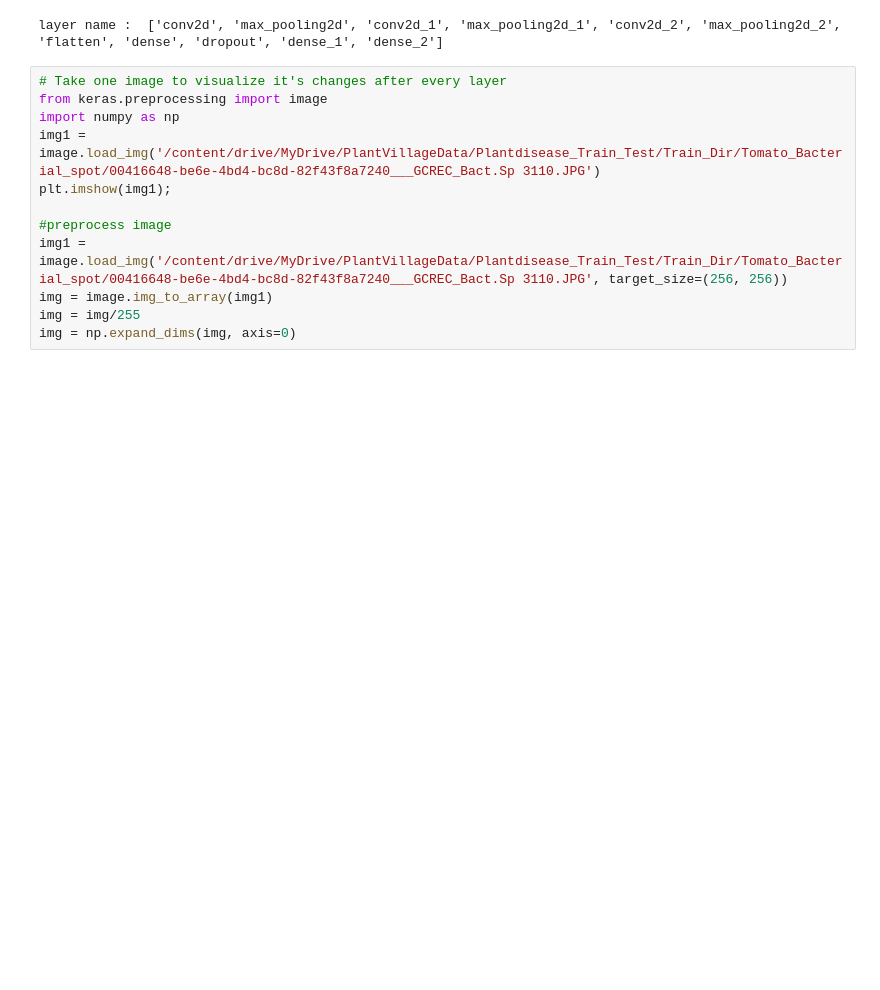
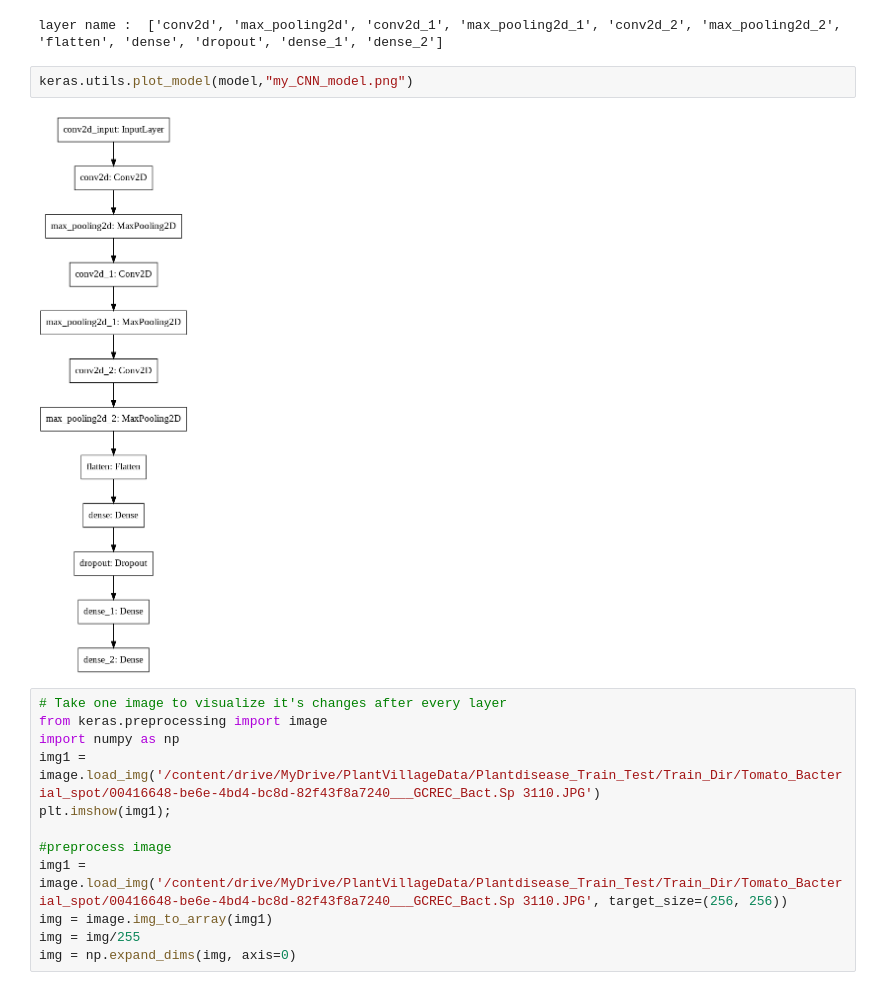
Before and after one commit to shoaibnadafgit/Project_PlantDiseaseDetectionUsingCNN, a Jupyter notebook: Crop.ipynb, the cells around one changed output. Saved outputs shown, nothing was run; the diff lists cells and outputs as text; blank space fills up the shorter version.

```diff
--- a/Crop.ipynb
+++ b/Crop.ipynb
@@ -134,6 +198,10 @@ model_layers = [ layer.name for layer in model.layers]
 print('layer name : ',model_layers)
 # %% [output]
 layer name :  ['conv2d', 'max_pooling2d', 'conv2d_1', 'max_pooling2d_1', 'conv2d_2', 'max_pooling2d_2', 'flatten', 'dense', 'dropout', 'dense_1', 'dense_2']
+# %%
+keras.utils.plot_model(model,"my_CNN_model.png")
+# %% [output]
+[figure, added]
 # %%
 # Take one image to visualize it's changes after every layer
 from keras.preprocessing import image
```
Also changed, not shown: parts of 15 cells of this notebook.
